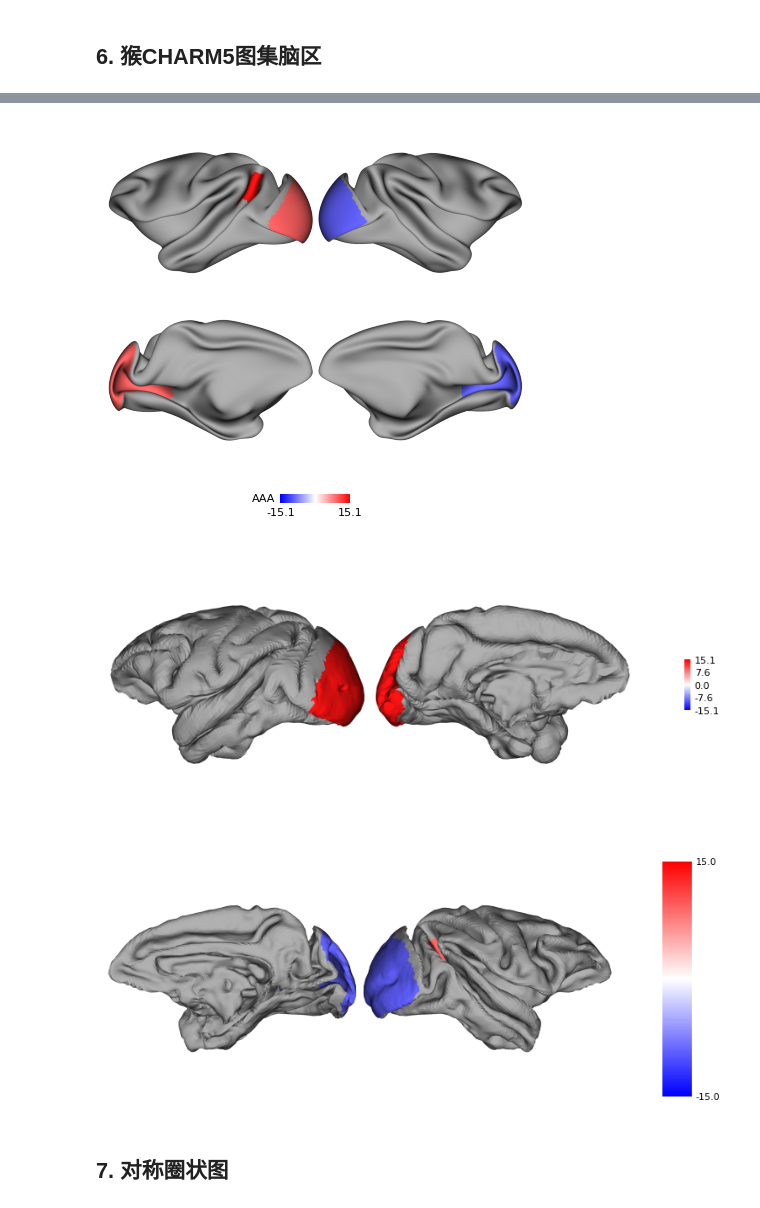
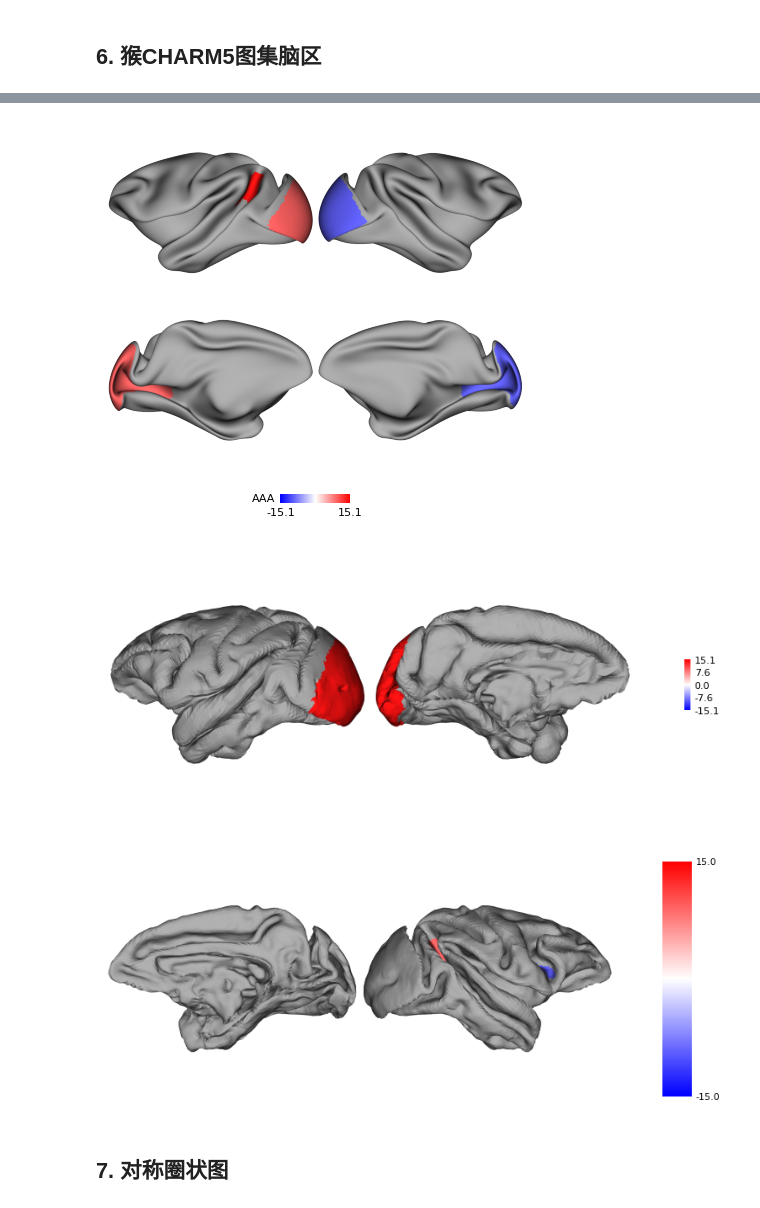
Before and after one commit to RicardoRyn/Plot_figure, a Jupyter notebook: example.ipynb, the cells around one changed output, grey strips where cells are left out. Saved outputs shown, nothing was run; the diff lists cells and outputs as text; code cells hidden in the pictures.

```diff
--- a/example.ipynb
+++ b/example.ipynb
@@ -179,34 +177,34 @@ fig.savefig("./example_figures/human_brain4.png", dpi=250, bbox_inches='tight')
 # %%
 import numpy as np
 import matplotlib.pyplot as plt
 from Plot_figure import *
 
 
 
 # 全脑1
 data = {'lh_V1':15, 'rh_V1':15}
 fig = plot_macaque_brain_figure(data, cmap='bwr', vmin=-15.1234, vmax=15.1234, colorbar_label_name='AAA', colorbar_decimals=3)
 fig.savefig("./example_figures/macaque_brain1.png", dpi=250, bbox_inches='tight')
 
 # # 全脑2
 data = {'lh_V1':10, 'lh_MST':15, 'rh_V1':-10}
 fig = plot_macaque_brain_figure(data, surf='inflated', atlas='charm6', cmap='bwr', vmin=-15.1234, vmax=15.1234, colorbar_label_name='AAA', colorbar_location='bottom')
 fig.savefig("./example_figures/macaque_brain2.png", dpi=250, bbox_inches='tight')
 
 # 仅左脑
 data = {'lh_V1':15}  # 如果只画左脑，请把右脑数据删除
 fig = plot_macaque_hemi_brain_figure(data, surf='pial', hemi='lh', cmap='bwr', vmin=-15.1234, vmax=15.1234, colorbar_nticks=5)
 fig.savefig("./example_figures/macaque_brain3.png", dpi=250, bbox_inches='tight')
 
 # 仅右脑
-data = {'rh_V1':-10, 'rh_MST':10}  # 如果只画右脑，请把左脑数据删除
-fig = plot_macaque_hemi_brain_figure(data, hemi='rh', surf='midthickness', cmap='bwr', vmin=-15, vmax=15, colorbar_shrink=0.9)
+data = {'rh_area_44':-10, 'rh_MST':10}  # 如果只画右脑，请把左脑数据删除
+fig = plot_macaque_hemi_brain_figure(data, hemi='rh', surf='midthickness', atlas='charm6', cmap='bwr', vmin=-15, vmax=15, colorbar_shrink=0.9)
 fig.savefig("./example_figures/macaque_brain4.png", dpi=250, bbox_inches='tight')
 # %% [output]
 [figure]
 [figure]
 [figure]
-[figure, old version]
+[figure, new version]
 # %% [markdown]
 ## 7. 对称圈状图
 # %%
```
Also changed, not shown: parts of 3 cells of this notebook, 16 other files.
